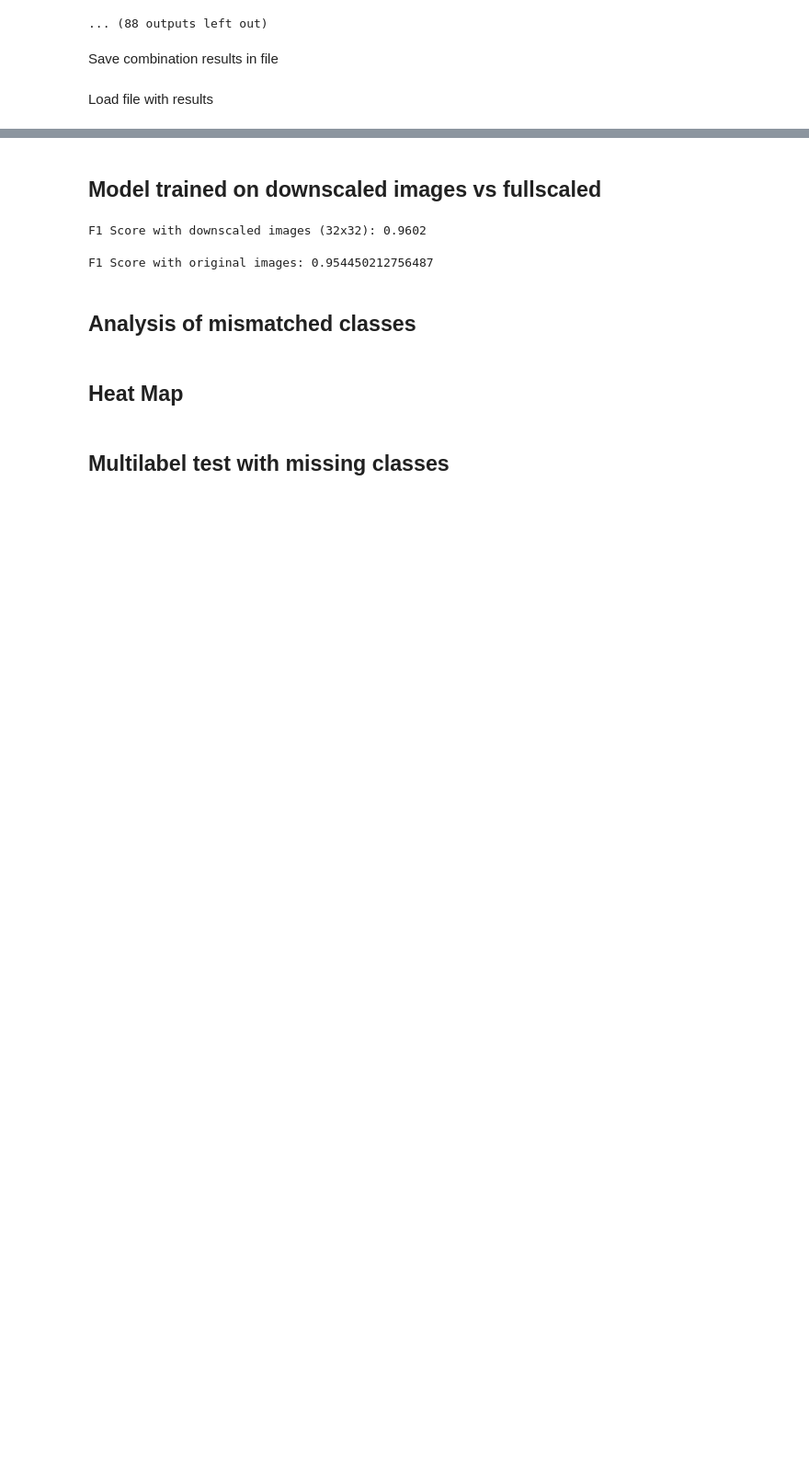
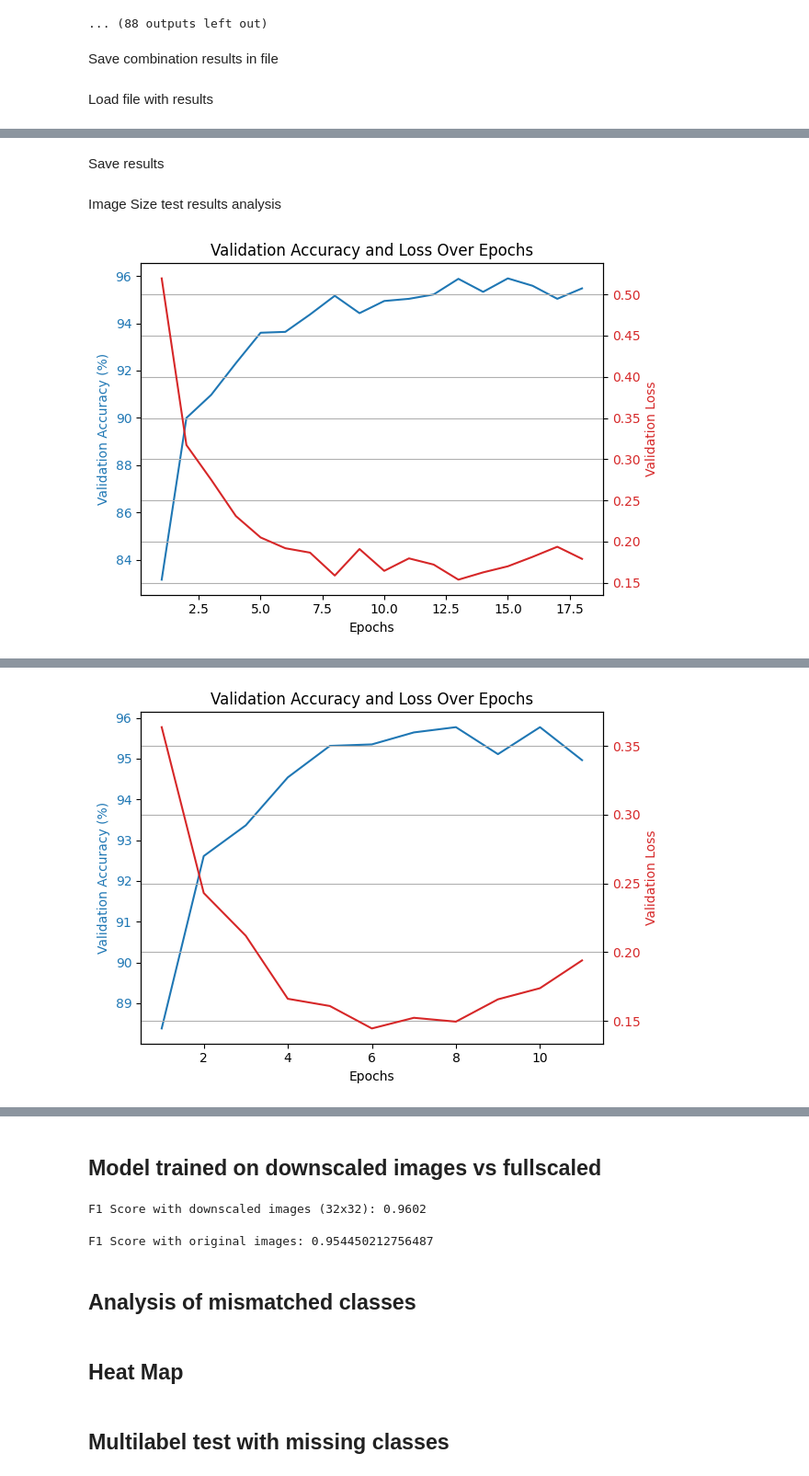
Before and after one commit to cycileo/FDS-Project, a Jupyter notebook: main.ipynb, the cells around one changed output, grey strips where cells are left out. Shown at 92% size. Cells and saved outputs as stored; diff of their text form; code cells hidden in the pictures; blank space fills up the shorter version.

```diff
--- a/main.ipynb
+++ b/main.ipynb
@@ -164,0 +172,3 @@ loaded_results
+# %%
+for result in results:
+    print(f"Modello su {result['image_size']} image_size su {result['num_layers']} layer e {result['first_layer_filters']} iniziali, tempo in secondi {round(result['time_elapsed'], 2)}, accuracy del {round(result['classification_report']['accuracy'], 3)} in {result['n_epochs']} epoch")
@@ -164,0 +251,27 @@ loaded_results
+# %% [markdown]
+Save results
+# %%
+import pickle
+
+# Salva su file binario
+with open('results_image_size.pkl', 'wb') as f:
+    pickle.dump(results_image_size, f)
+# %% [markdown]
+Image Size test results analysis
+# %%
+# Carica i risultati dal file
+with open('results_image_size.pkl', 'rb') as f:
+    loaded_results = pickle.load(f)
+
+
+for result in loaded_results:
+    plot_training_epochs_hystory(result['val_accuracies'], result['val_losses'], result['n_epochs'])
+
+    minutes = result['time_elapsed'] // 60
+    seconds = result['time_elapsed'] - minutes * 60
+
+    print(f"It took {int(minutes)} minutes and {int(seconds)} seconds to traing the model")
+    print(f"Modello su {result['image_size']} image_size su {result['num_layers']} layer e {result['first_layer_filters']} iniziali, tempo in secondi {round(result['time_elapsed'], 2)}, accuracy del {round(result['classification_report']['accuracy'], 3)} in {result['n_epochs']} epoch")
+    print()
+# %% [output]
+[figure, added]
@@ -164,0 +280 @@ loaded_results
+[figure, added]
```
Also changed, not shown: parts of 11 cells of this notebook, 4 other files.
